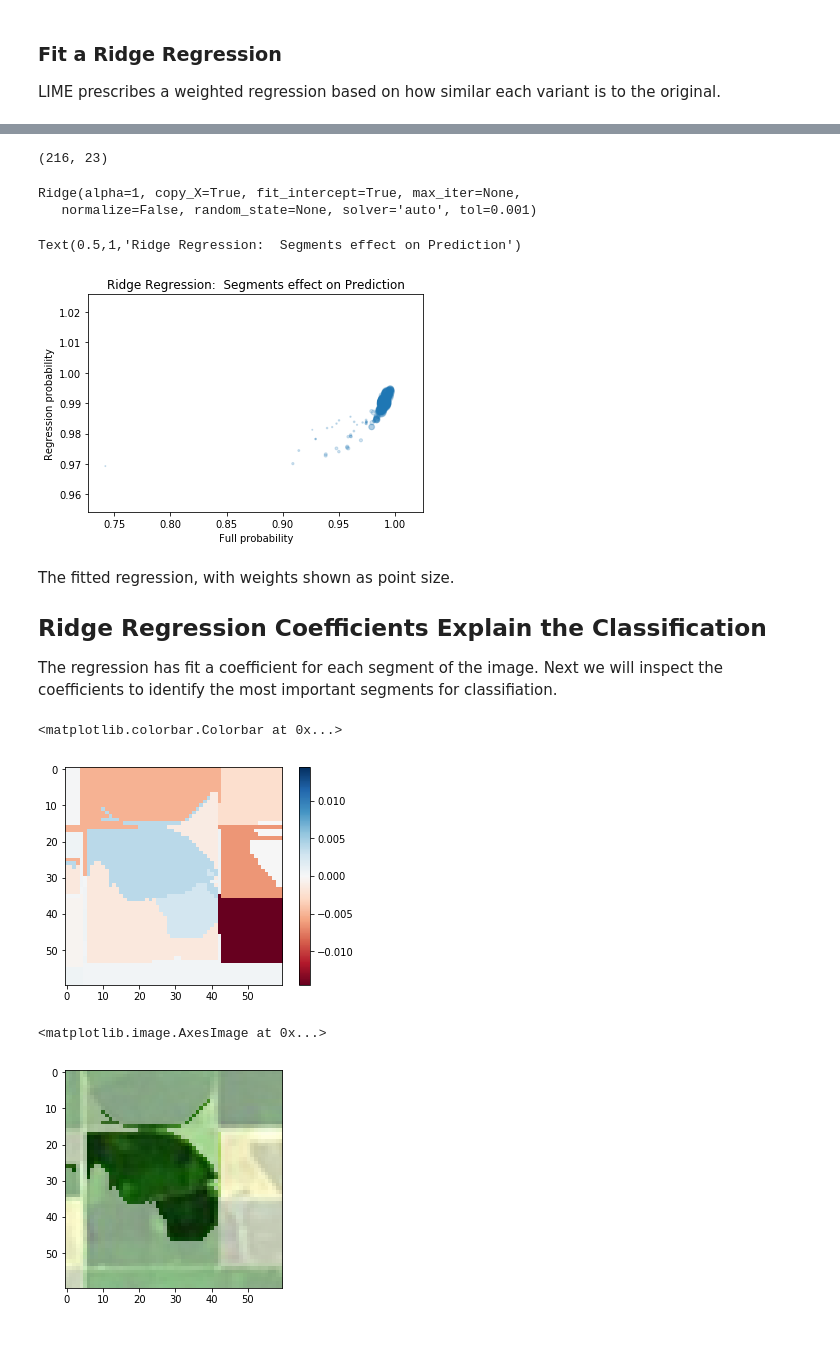
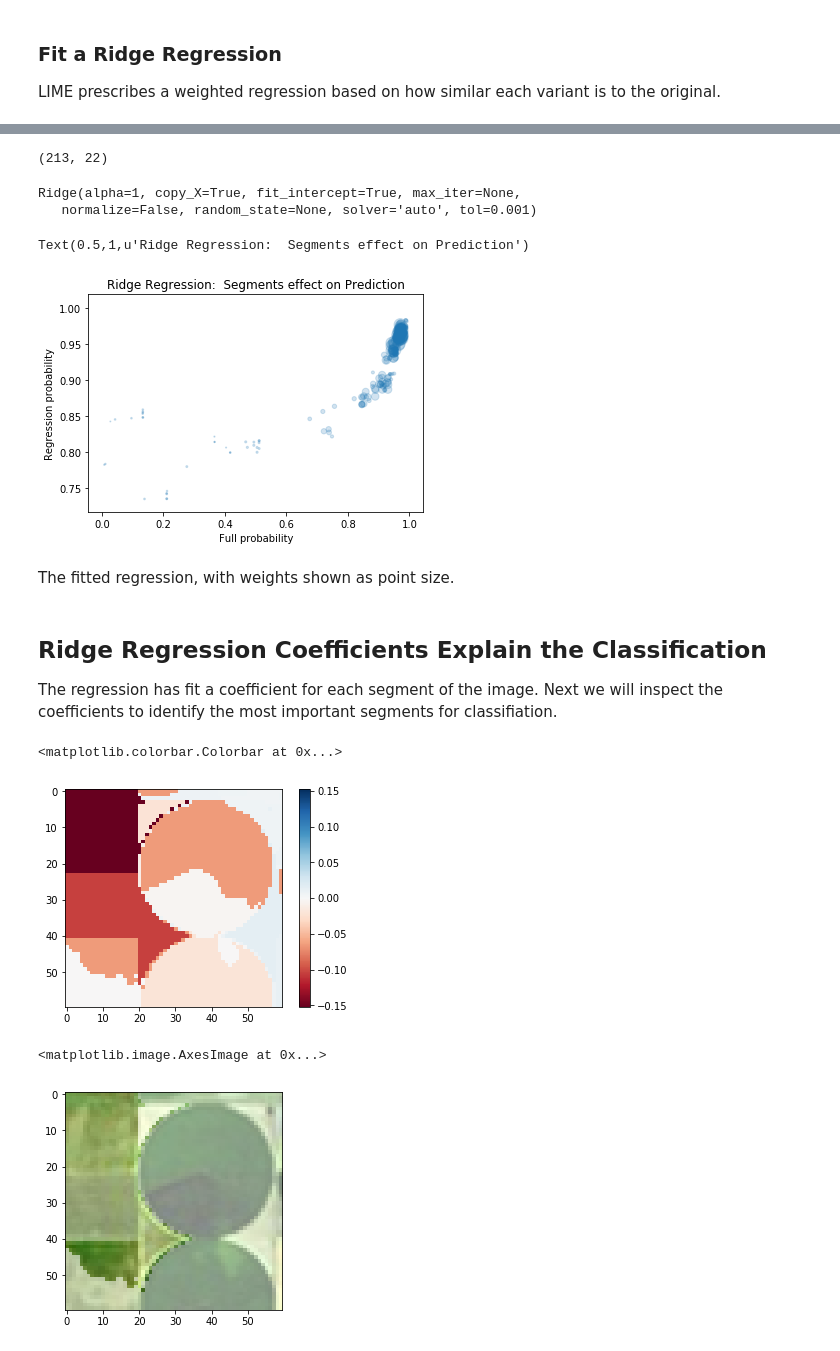
Before and after one commit to jlv100/demos, a Jupyter notebook: notebooks/LIME demo.ipynb, the cells around one changed output, grey strips where cells are left out. Drawn from its saved outputs; the diff is of its cells as text; code cells hidden in the pictures.

```diff
--- a/notebooks/LIME demo.ipynb
+++ b/notebooks/LIME demo.ipynb
@@ -106,7 +118,7 @@ Here we will pull a single patch from the Kansas field image, and break it into
 # %%
 from skimage import segmentation
 # %%
-explain_patch_idx = 23 #select an arbitrary patch id to work on
+explain_patch_idx = 5 #select an arbitrary patch id to work on
 # %%
 patch = np.moveaxis(data[explain_patch_idx],0,-1)
 # %%
@@ -222,7 +234,7 @@ for seg_sample in segment_samples:
 masked_segments = np.array(masked_segments)
 masked_segments.shape
 # %% [output]
-(216, 23)
+(213, 22)
 # %%
 reg = sklearn.linear_model.Ridge(alpha=1)
 reg.fit(masked_segments,preds,sample_weight=dist_weights)
@@ -238,11 +250,11 @@ plt.xlabel('Full probability')
 plt.ylabel('Regression probability')
 plt.title('Ridge Regression:  Segments effect on Prediction')
 # %% [output]
-Text(0.5,1,'Ridge Regression:  Segments effect on Prediction')
+Text(0.5,1,u'Ridge Regression:  Segments effect on Prediction')
-[figure, old version]
+[figure, new version]
+# %% [markdown]
+The fitted regression, with weights shown as point size.
 # %% [markdown]
-The fitted regression, with weights shown as point size.
-
 ## Ridge Regression Coefficients Explain the Classification
 The regression has fit a coefficient for each segment of the image.  Next we will inspect the coefficients to identify the most important segments for classifiation.
 # %%
@@ -256,13 +268,13 @@ plt.imshow(segment_coefs,cmap='RdBu',vmin=-extreme,vmax=extreme)
 plt.colorbar()
 # %% [output]
 <matplotlib.colorbar.Colorbar at 0x...>
-[figure, old version]
+[figure, new version]
 # %%
 alpha_patch = np.concatenate((patch,.5*np.ones(patch.shape)[:,:,:1]),-1)
-top_segs = reg.coef_.argsort()[::-1][:3]
+top_segs = np.abs(reg.coef_).argsort()[::-1][:3]
 highlight_mask_x,highlight_mask_y = np.where(np.in1d(segs,top_segs).reshape(segs.shape))
 alpha_patch[highlight_mask_x,highlight_mask_y,-1] = 1
 plt.imshow(alpha_patch)
 # %% [output]
 <matplotlib.image.AxesImage at 0x...>
-[figure, old version]
+[figure, new version]
```
Also changed, not shown: parts of 18 cells of this notebook, 1 other file.
